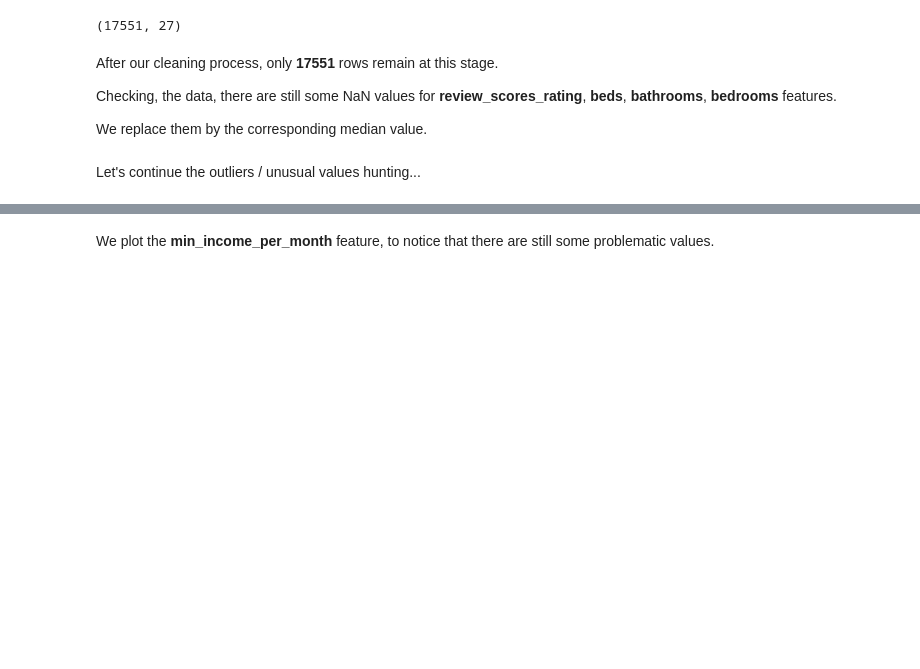
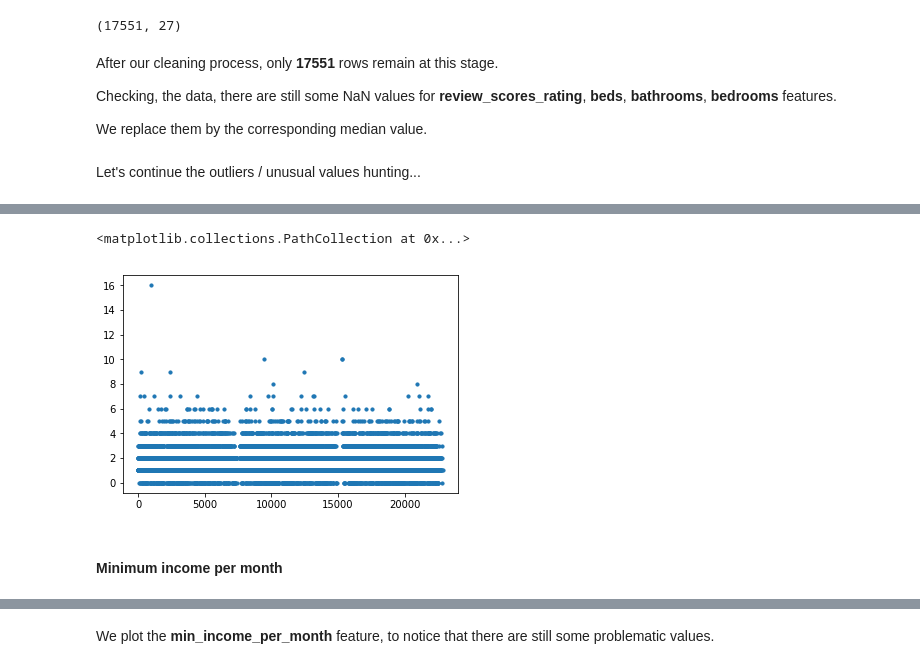
Before and after one commit to younes-elgarrai/Coursera_Capstone, a Jupyter notebook: capstone_project_data_cleaning.ipynb, the cells around one changed output, grey strips where cells are left out. Cells and saved outputs as stored; diff of their text form; code cells hidden in the pictures; blank space fills up the shorter version.

```diff
--- a/capstone_project_data_cleaning.ipynb
+++ b/capstone_project_data_cleaning.ipynb
@@ -608,0 +914,7 @@ Let's continue the outliers / unusual values hunting...
+# %%
+plt.scatter(airbnb_df.index, airbnb_df.bedrooms, s=10)
+# %% [output]
+<matplotlib.collections.PathCollection at 0x...>
+[figure, added]
+# %% [markdown]
+#### Minimum income per month
```
Also changed, not shown: parts of 73 cells of this notebook.
